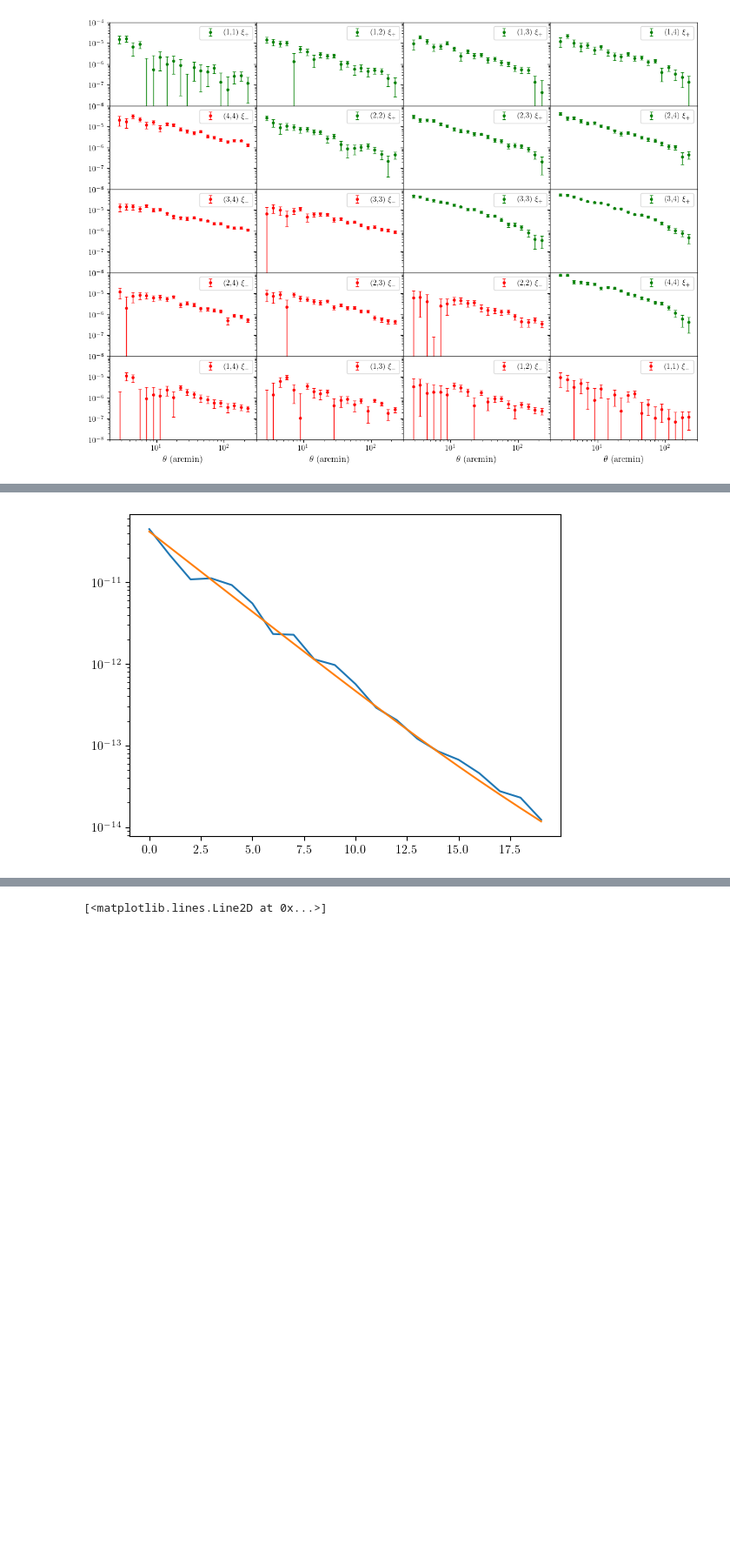
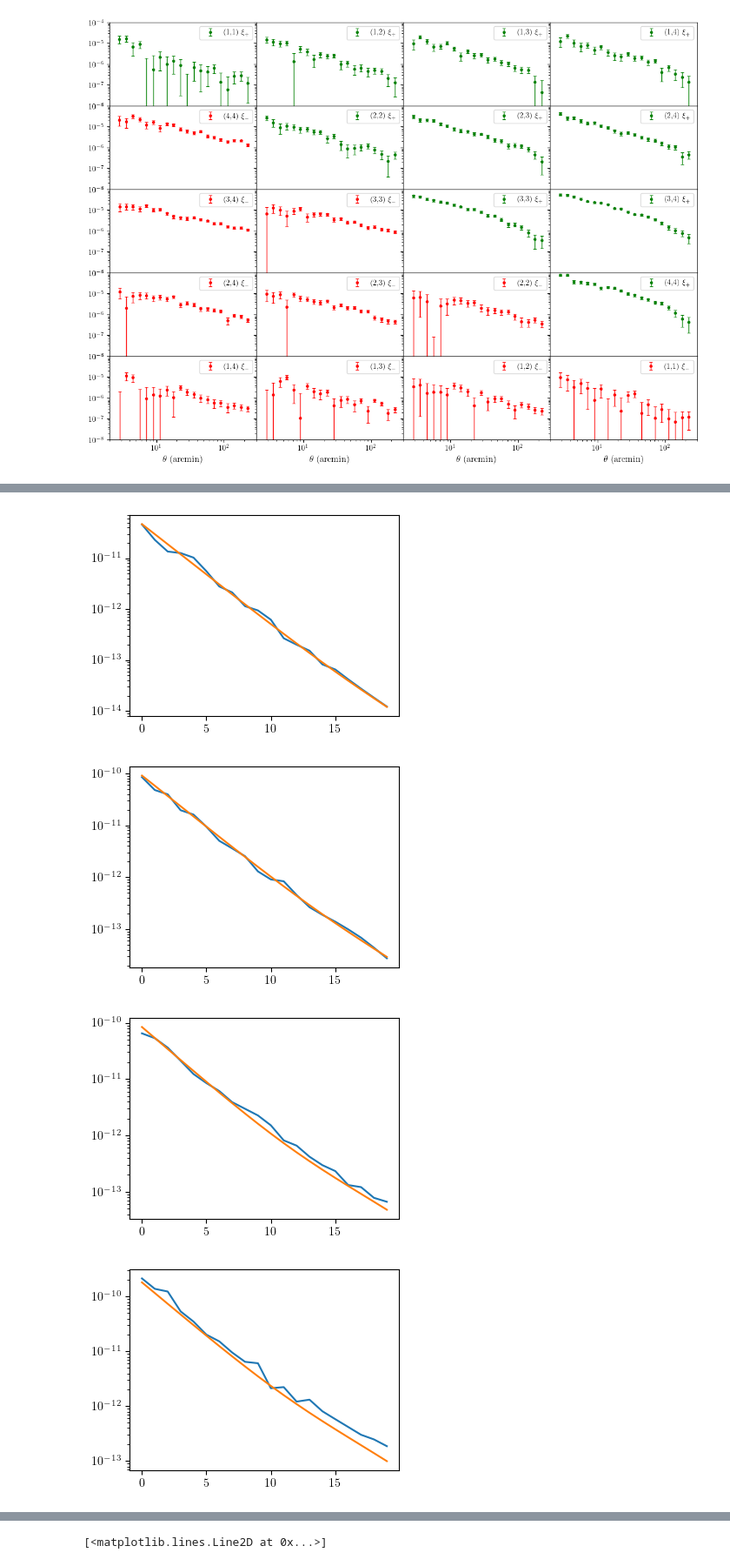
Before and after one commit to delve-survey/CosmicShearCosmosis, a Jupyter notebook: notebooks/PlotBlindedDV.ipynb, the cells around one changed output, grey strips where cells are left out. Shown: that part at 87% size. Drawn from its saved outputs; the diff is of its cells as text; code cells hidden in the pictures; blank space fills up the shorter version.

```diff
--- a/notebooks/PlotBlindedDV.ipynb
+++ b/notebooks/PlotBlindedDV.ipynb
@@ -11,7 +11,7 @@ Populating the interactive namespace from numpy and matplotlib
 # %% [markdown]
 ## First plot the simulation data vector
 # %%
-infile = pf.open('/project/chihway/chihway/CosmicShearCosmosis/datavectors/baseline_April23rd2024.fits')
+infile = pf.open('/project/chihway/chihway/CosmicShearCosmosis/datavectors/baseline_20240806.fits')
 # %%
 infile.info()
 # %% [output]
@@ -112,7 +112,7 @@ for i in range(4):
 # %% [markdown]
 ## Now the blinded DV
 # %%
-infile = pf.open('/project/chihway/chihway/CosmicShearCosmosis/datavectors/data_08052024_BLINDED.fits')
+infile = pf.open('/project/chihway/chihway/CosmicShearCosmosis/datavectors/data_20240807_BLINDED.fits')
 # %%
 infile.info()
 # %% [output]
@@ -316,8 +316,8 @@ for i in range(4):
 # %% [output]
 [figure]
 # %%
-infile1 = pf.open('/project/chihway/chihway/CosmicShearCosmosis/datavectors/baseline_April23rd2024.fits')
-infile2 = pf.open('/project/chihway/chihway/CosmicShearCosmosis/datavectors/data_08052024-v2_BLINDED.fits')
+infile1 = pf.open('/project/chihway/chihway/CosmicShearCosmosis/datavectors/baseline_20240806_C13.fits')
+infile2 = pf.open('/project/chihway/chihway/CosmicShearCosmosis/datavectors/data_20240807_BLINDED.fits')
 infile3 = pf.open('/project/chihway/chihway/y3-6x2pt-new/y3-6x2pt/cosmosis_act/datavec/rename_to_act_y3_5x2_maglim_UNBLIND_07202021_120721_bestfit3x2.fits')
 # %%
 plt.figure(figsize=(12,2))
@@ -358,11 +358,19 @@ plt.yscale('log')
 # %%
-err = np.diag(np.loadtxt('/project/chihway/chihway/shearcat/shear_catalog/datavec/gg_1_1/cov_jk'))[:20]
-err_2 = np.diag(infile3['COVMAT'].data)[:20]
-plt.plot(err)
-plt.plot(err_2)
-plt.yscale('log')
+istart = [0, 80, 140, 180]
+iend = [20, 100, 160, 200]
+
+for i in range(4):
+    plt.figure(figsize=(4,3))
+    err = np.diag(np.loadtxt('/project/chihway/chihway/shearcat/shear_catalog/datavec/gg_'+str(i+1)+'_'+str(i+1)+'/cov_jk'))[:20]
+    err_2 = np.diag(infile1['COVMAT'].data)[istart[i]:iend[i]]
+    plt.plot(err)
+    plt.plot(err_2)
+    plt.yscale('log')
 # %% [output]
-[figure, old version]
+[figure, new version]
+[figure, added]
+[figure, added]
+[figure, added]
 # %%
 infile1 = pf.open('/project/chihway/chihway/CosmicShearCosmosis/datavectors/data_08052024_BLINDED.fits')
 infile2 = pf.open('/project/chihway/chihway/CosmicShearCosmosis/datavectors/data_20240806_BLINDED.fits')
```
Also changed, not shown: parts of 10 cells of this notebook, 2 other files.
